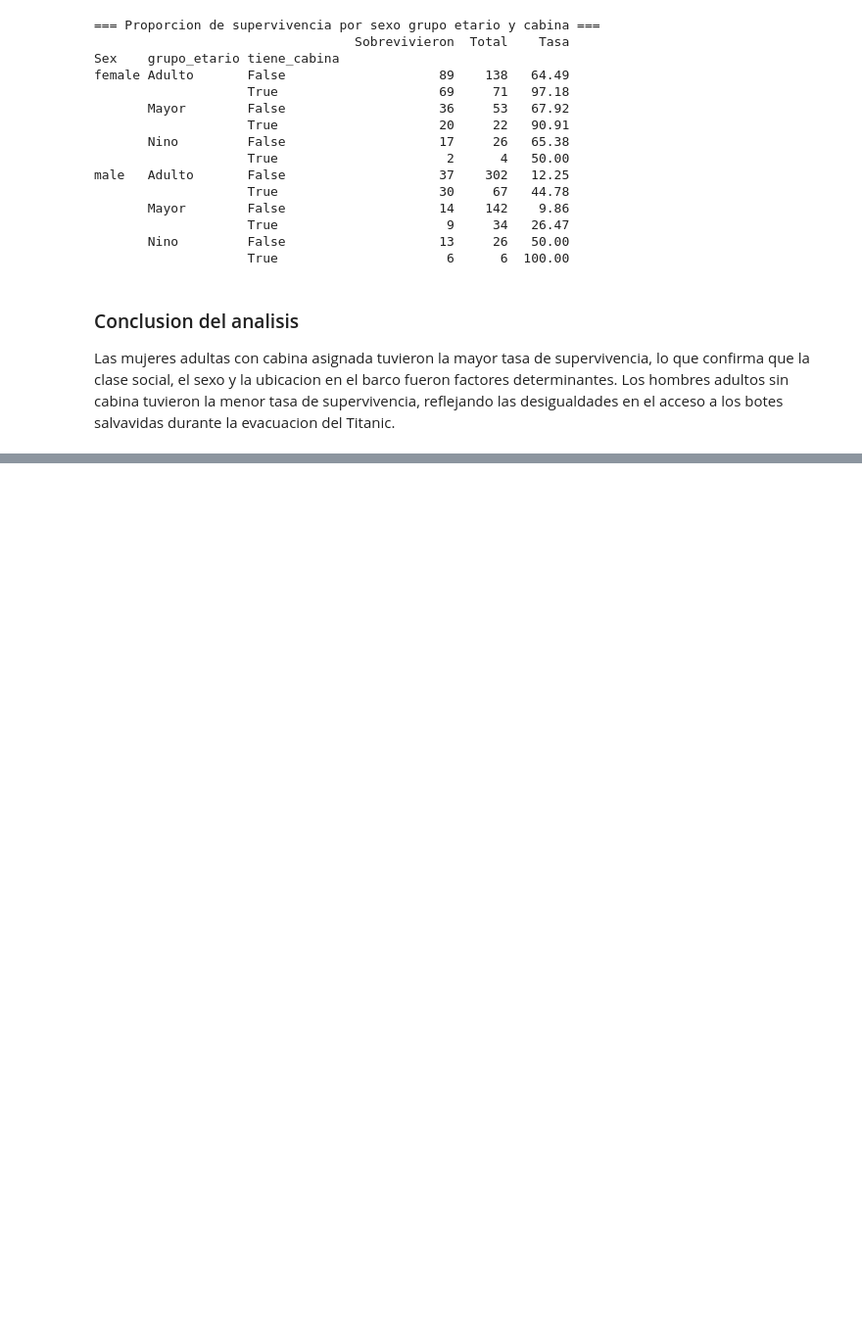
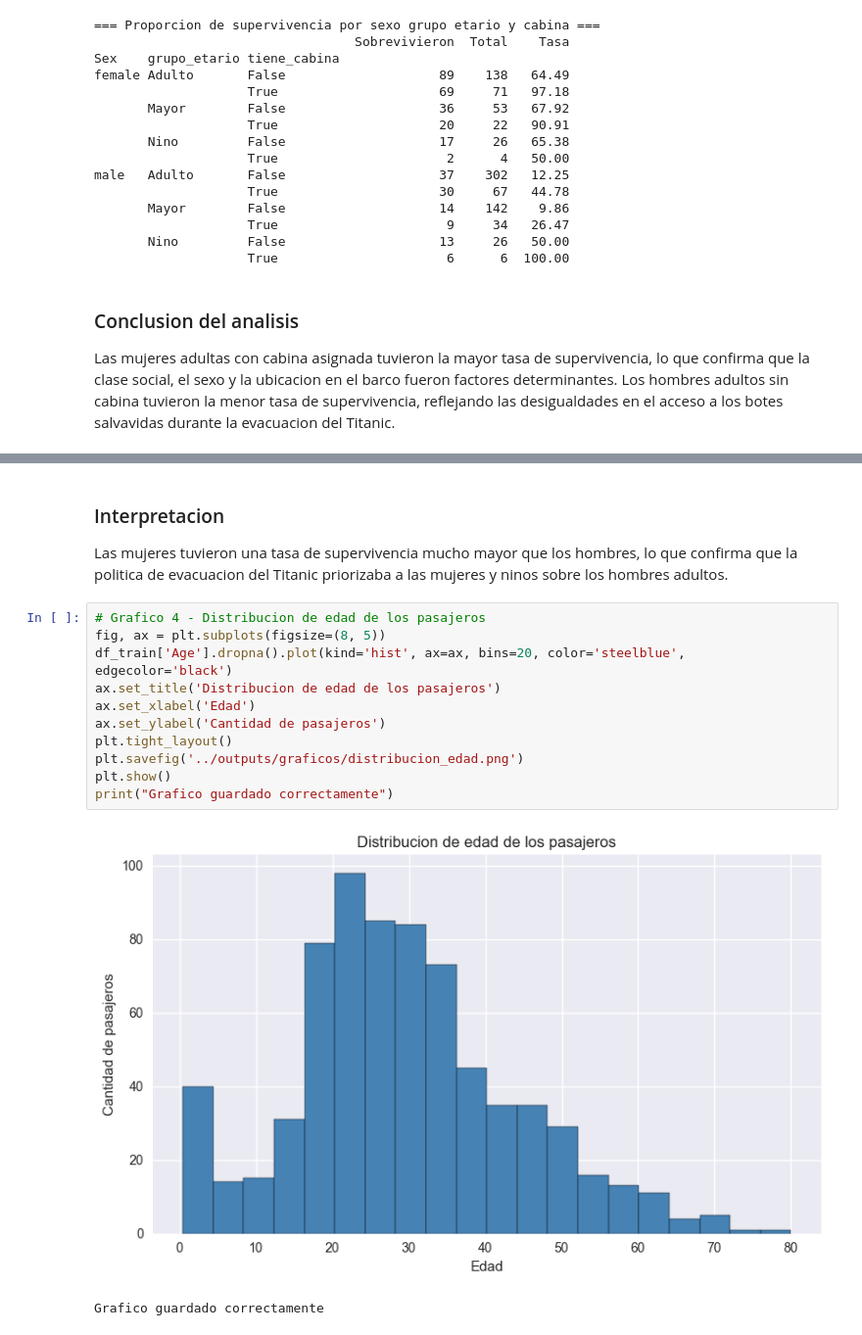
Before and after one commit to JuanBeltran16/taller-pandas-titanic-JacoboyHelenF, a Jupyter notebook: notebooks/proyecto_titanic.ipynb, the cells around one changed output, grey strips where cells are left out. Shown at 98% size. Cells and saved outputs as stored; diff of their text form; blank space fills up the shorter version.

```diff
--- a/notebooks/proyecto_titanic.ipynb
+++ b/notebooks/proyecto_titanic.ipynb
@@ -622,0 +647,20 @@ evacuacion del Titanic.
+# %% [markdown]
+### Interpretacion
+
+Las mujeres tuvieron una tasa de supervivencia mucho mayor que los hombres,
+lo que confirma que la politica de evacuacion del Titanic priorizaba
+a las mujeres y ninos sobre los hombres adultos.
+# %%
+# Grafico 4 - Distribucion de edad de los pasajeros
+fig, ax = plt.subplots(figsize=(8, 5))
+df_train['Age'].dropna().plot(kind='hist', ax=ax, bins=20, color='steelblue', edgecolor='black')
+ax.set_title('Distribucion de edad de los pasajeros')
+ax.set_xlabel('Edad')
+ax.set_ylabel('Cantidad de pasajeros')
+plt.tight_layout()
+plt.savefig('../outputs/graficos/distribucion_edad.png')
+plt.show()
+print("Grafico guardado correctamente")
+# %% [output]
+[figure, added]
+Grafico guardado correctamente
```
Also changed, not shown: parts of 8 cells of this notebook, 4 other files.
